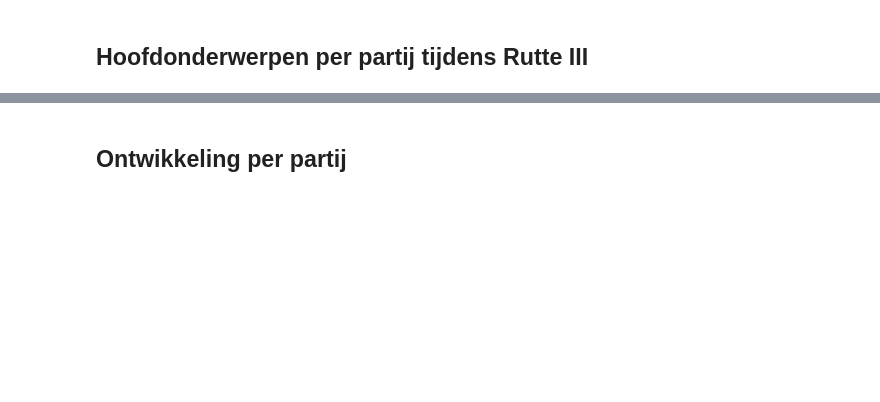
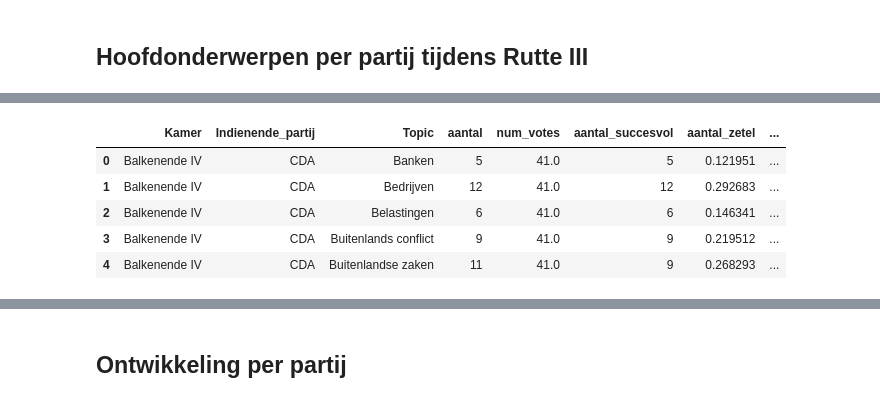
Before and after one commit to jvanelteren/kamermoties, a Jupyter notebook: 4_topic_development.ipynb, the cells around one changed output, grey strips where cells are left out. Drawn from its saved outputs; the diff is of its cells as text; code cells hidden in the pictures; blank space fills up the shorter version.

```diff
--- a/4_topic_development.ipynb
+++ b/4_topic_development.ipynb
@@ -188,4 +178,25 @@ alt.Chart(source).mark_circle().encode(
 )
 # %% [output]
 [interactive output not drawn]
+# %%
+aantal_moties = df.groupby(['Kamer','Indienende_partij', 'Topic']).count()['Titel'].reset_index()
+aantal_moties.rename(columns={'Titel':'aantal'}, inplace=True)
+aantal_succesvol = df[df['BesluitSoort']==1].groupby(['Kamer','Indienende_partij','Topic']).count()['Titel'].reset_index()
+aantal_succesvol.rename(columns={'Titel':'aantal_succesvol'}, inplace=True)
+max_votes_per_party = df[(['Aantal_stemmen_'+p for p in get_largest_parties_chamber('Rutte III',12)]+['Kamer'])].groupby('Kamer').quantile(.95)
+max_votes_per_party = pd.melt(max_votes_per_party, ignore_index=False).reset_index()
+max_votes_per_party = max_votes_per_party.rename(columns={'variable':'Indienende_partij', 'value':'num_votes'})
+max_votes_per_party['Indienende_partij'] = max_votes_per_party['Indienende_partij'].str[15:]
+stats = aantal_moties.merge(max_votes_per_party).merge(aantal_succesvol)
+
+stats['aantal_zetel'] = stats['aantal'] /stats['num_votes']
+stats['aantal_succesvol_zetel'] = stats['aantal_succesvol'] /stats['num_votes']
+stats.head()
+# %% [output]
+|  | Kamer | Indienende_partij | Topic | aantal | num_votes | aantal_succesvol | aantal_zetel | ... |
+| 0 | Balkenende IV | CDA | Banken | 5 | 41.0 | 5 | 0.121951 | ... |
+| 1 | Balkenende IV | CDA | Bedrijven | 12 | 41.0 | 12 | 0.292683 | ... |
+| 2 | Balkenende IV | CDA | Belastingen | 6 | 41.0 | 6 | 0.146341 | ... |
+| 3 | Balkenende IV | CDA | Buitenlands conflict | 9 | 41.0 | 9 | 0.219512 | ... |
+| 4 | Balkenende IV | CDA | Buitenlandse zaken | 11 | 41.0 | 9 | 0.268293 | ... |
 # %%
```
Also changed, not shown: parts of 8 cells of this notebook.
